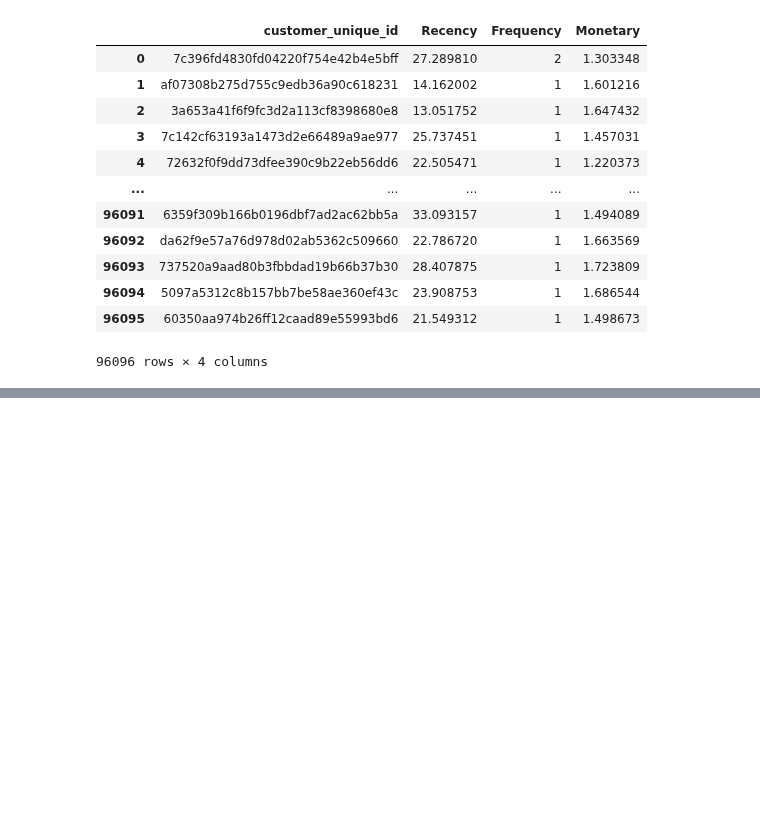
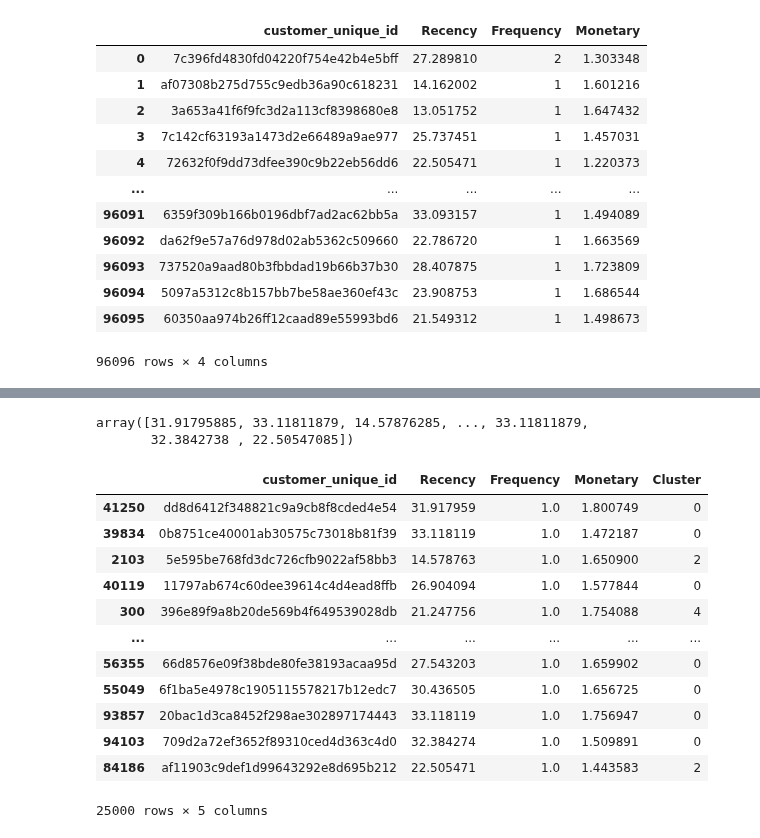
Before and after one commit to HaDock404/CustomerSegmentation, a Jupyter notebook: Notebook/3.CAH.ipynb, the cells around one changed output, grey strips where cells are left out. Saved outputs shown, nothing was run; the diff lists cells and outputs as text; code cells hidden in the pictures; blank space fills up the shorter version.

```diff
--- a/Notebook/3.CAH.ipynb
+++ b/Notebook/3.CAH.ipynb
@@ -184,2 +113,0 @@ clusters1a = CAH.fit_predict(X_norm1a)
-# %%
-clusters2a = CAH.fit_predict(X_norm2a)
@@ -200,3 +120,29 @@ df4['Cluster'] = clusters2b
+# %%
+X[:, 0]
+# %% [output]
+array([31.91795885, 33.11811879, 14.57876285, ..., 33.11811879,
+       32.3842738 , 22.50547085])
+# %%
+y['Recency'] = X[:, 0]
+y['Frequency'] = X[:, 1]
+y['Monetary'] = X[:, 2]
+df_cluster = y.copy()
+df_cluster['Cluster'] = clusters
+df_cluster
+# %% [output]
+|  | customer_unique_id | Recency | Frequency | Monetary | Cluster |
+| 41250 | dd8d6412f348821c9a9cb8f8cded4e54 | 31.917959 | 1.0 | 1.800749 | 0 |
+| 39834 | 0b8751ce40001ab30575c73018b81f39 | 33.118119 | 1.0 | 1.472187 | 0 |
+| 2103 | 5e595be768fd3dc726cfb9022af58bb3 | 14.578763 | 1.0 | 1.650900 | 2 |
+| 40119 | 11797ab674c60dee39614c4d4ead8ffb | 26.904094 | 1.0 | 1.577844 | 0 |
+| 300 | 396e89f9a8b20de569b4f649539028db | 21.247756 | 1.0 | 1.754088 | 4 |
+| ... | ... | ... | ... | ... | ... |
+| 56355 | 66d8576e09f38bde80fe38193acaa95d | 27.543203 | 1.0 | 1.659902 | 0 |
+| 55049 | 6f1ba5e4978c1905115578217b12edc7 | 30.436505 | 1.0 | 1.656725 | 0 |
+| 93857 | 20bac1d3ca8452f298ae302897174443 | 33.118119 | 1.0 | 1.756947 | 0 |
+| 94103 | 709d2a72ef3652f89310ced4d363c4d0 | 32.384274 | 1.0 | 1.509891 | 0 |
+| 84186 | af11903c9def1d99643292e8d695b212 | 22.505471 | 1.0 | 1.443583 | 2 |
+25000 rows × 5 columns
 # %%
 from mpl_toolkits.mplot3d import Axes3D
 
```
Also changed, not shown: parts of 33 cells of this notebook, 7 other files.
